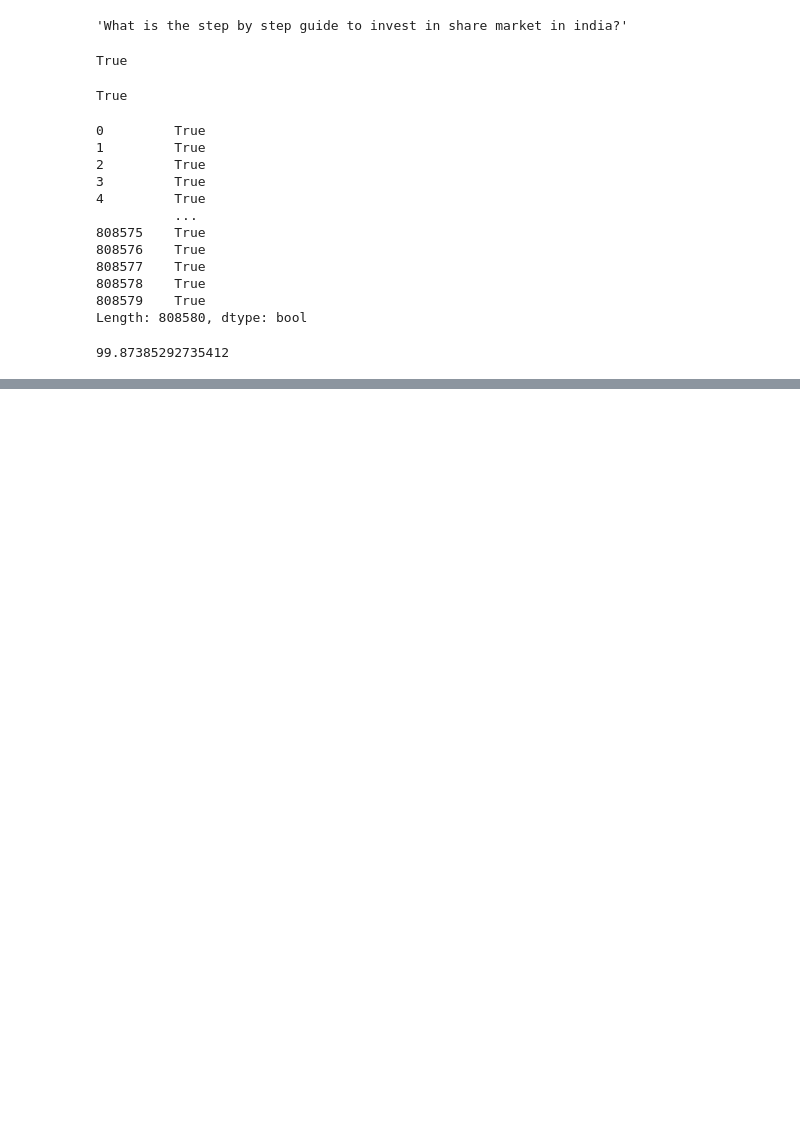
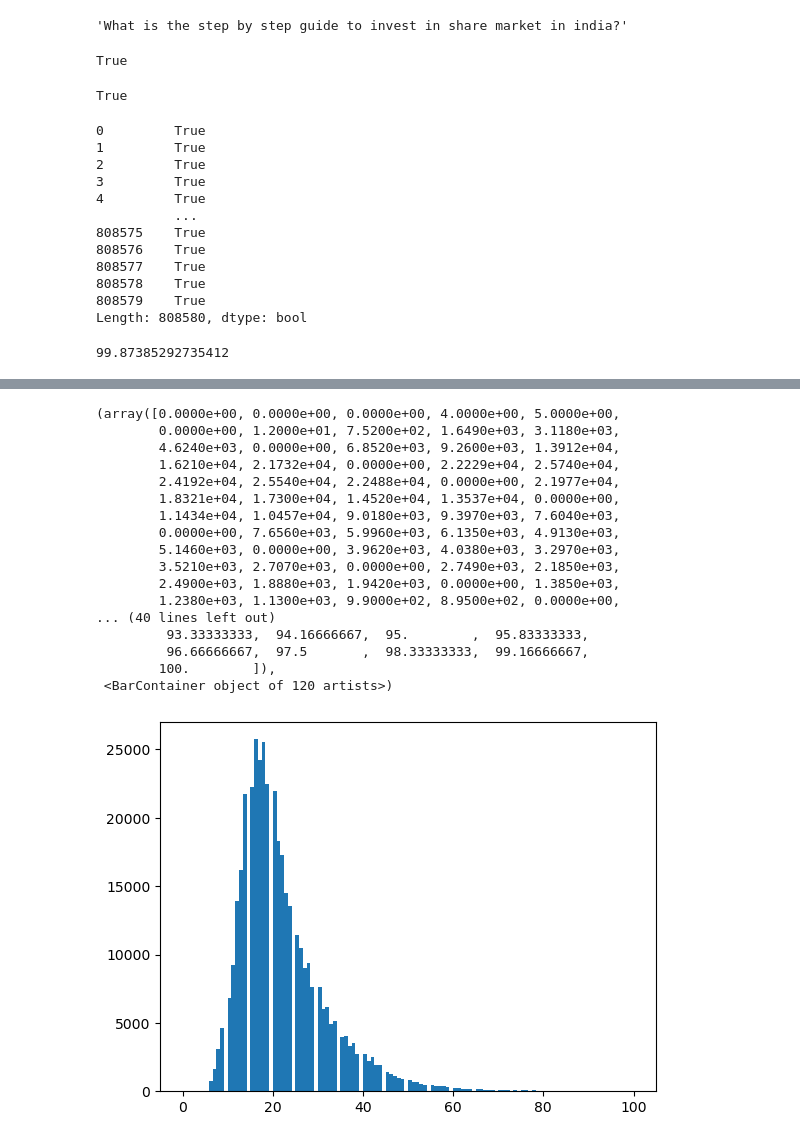
Before and after one commit to BibekRai44/Quora-Analysis, a Jupyter notebook: Quora Analysis.ipynb, the cells around one changed output, grey strips where cells are left out. Cells and saved outputs as stored; diff of their text form; code cells hidden in the pictures; blank space fills up the shorter version.

```diff
--- a/Quora Analysis.ipynb
+++ b/Quora Analysis.ipynb
@@ -513,2 +370,0 @@ df['q1_total_word']=df['question1'].apply(word_counts)
-# %%
-df['q2_total_word']=d
@@ -514,0 +415,3 @@ df['q2_total_word']=d
+# %%
+df['freq_id1']=df.groupby('qid1')['qid1'].transform('count')
+df['freq_id1']
@@ -514,0 +529,2 @@ df['q2_total_word']=d
+# %%
+df['q2_total_word']=df['question2'].apply(word_counts)
@@ -514,0 +569,2 @@ df['q2_total_word']=d
+# %%
+df['q1_q2_total_word']=df['q1_total_word']+df['q2_total_word']
@@ -514,0 +586,21 @@ df['q2_total_word']=d
+# %%
+plt.hist(df['q1_q2_total_word'],range=[0,100],bins=120)
+# %% [output]
+(array([0.0000e+00, 0.0000e+00, 0.0000e+00, 4.0000e+00, 5.0000e+00,
+        0.0000e+00, 1.2000e+01, 7.5200e+02, 1.6490e+03, 3.1180e+03,
+        4.6240e+03, 0.0000e+00, 6.8520e+03, 9.2600e+03, 1.3912e+04,
+        1.6210e+04, 2.1732e+04, 0.0000e+00, 2.2229e+04, 2.5740e+04,
+        2.4192e+04, 2.5540e+04, 2.2488e+04, 0.0000e+00, 2.1977e+04,
+        1.8321e+04, 1.7300e+04, 1.4520e+04, 1.3537e+04, 0.0000e+00,
+        1.1434e+04, 1.0457e+04, 9.0180e+03, 9.3970e+03, 7.6040e+03,
+        0.0000e+00, 7.6560e+03, 5.9960e+03, 6.1350e+03, 4.9130e+03,
+        5.1460e+03, 0.0000e+00, 3.9620e+03, 4.0380e+03, 3.2970e+03,
+        3.5210e+03, 2.7070e+03, 0.0000e+00, 2.7490e+03, 2.1850e+03,
+        2.4900e+03, 1.8880e+03, 1.9420e+03, 0.0000e+00, 1.3850e+03,
+        1.2380e+03, 1.1300e+03, 9.9000e+02, 8.9500e+02, 0.0000e+00,
+... (40 lines left out)
+         93.33333333,  94.16666667,  95.        ,  95.83333333,
+         96.66666667,  97.5       ,  98.33333333,  99.16666667,
+        100.        ]),
+ <BarContainer object of 120 artists>)
+[figure, added]
```
Also changed, not shown: parts of 39 cells of this notebook.
